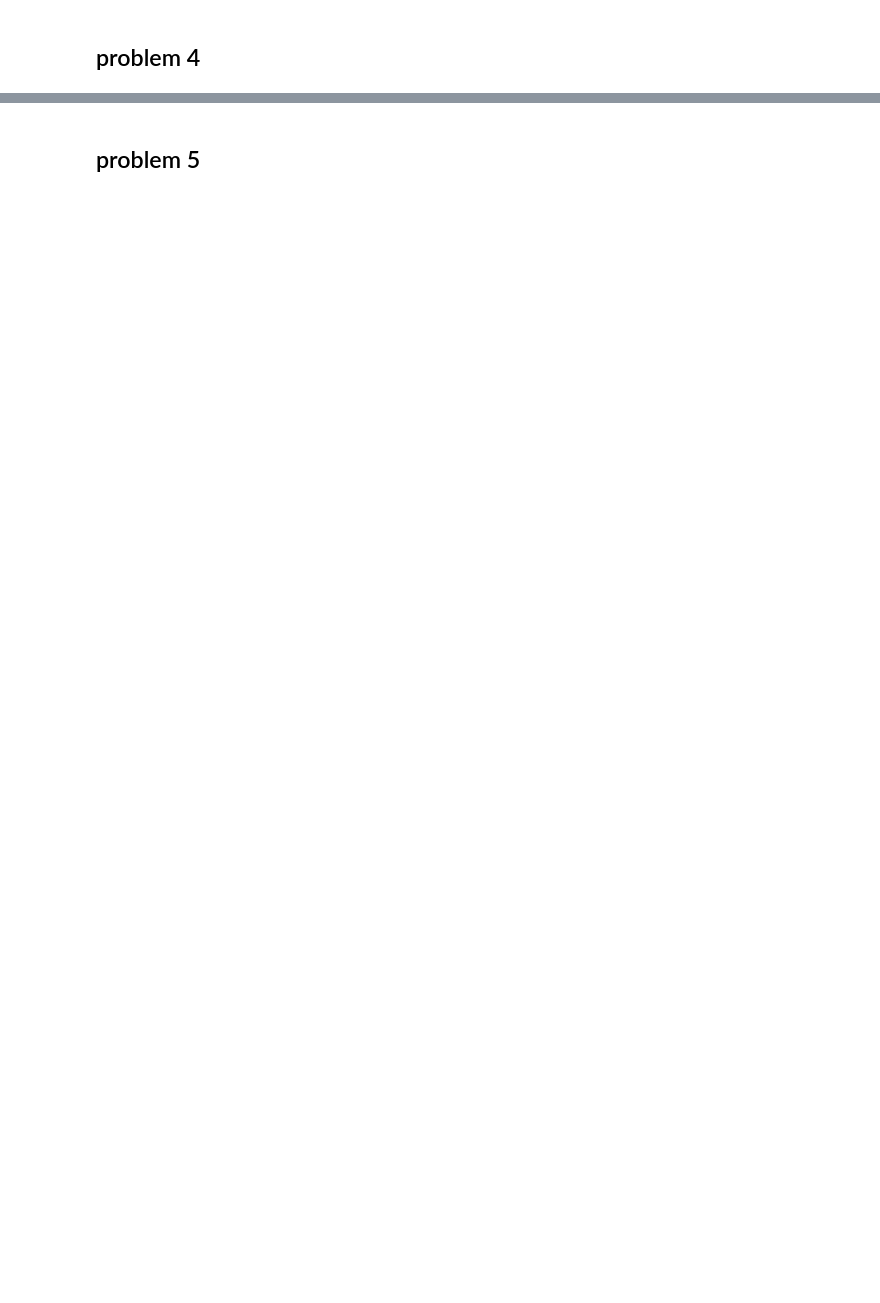
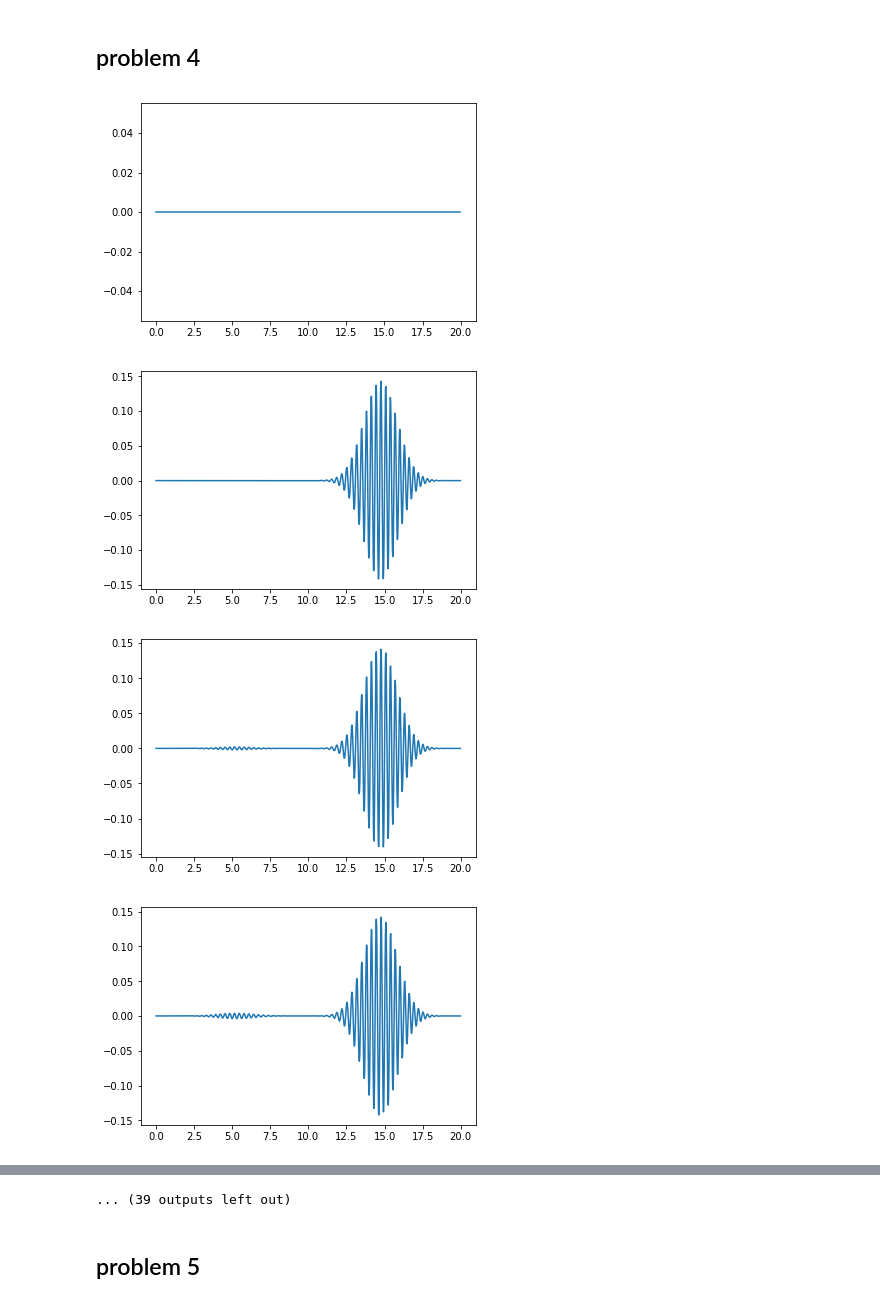
Before and after one commit to sigriaun/kvantastisk, a Jupyter notebook: numerical_exercise.ipynb, the cells around one changed output, grey strips where cells are left out. Saved outputs shown, nothing was run; the diff lists cells and outputs as text; code cells hidden in the pictures; blank space fills up the shorter version.

```diff
--- a/numerical_exercise.ipynb
+++ b/numerical_exercise.ipynb
@@ -330,0 +262,19 @@ V0_list=np.linspace(0,(3*E)/2,50)
+# %%
+"Making a list of 50 different values of V0"
+V0_list=np.linspace(0,(3*E)/2,50)
+
+plt.plot(x,V3_arr)
+plt.show()
+
+for i in range(len(V0_list)):
+    V3_arr= np.zeros(len(x)) #making an array of zeros
+    for j in range(len(x)):
+        V3_arr[j]=V3(j*delta_x,V0_list[i],l) #x=i*delta_x
+    psi_i, psi_r = propagate_psi(psi_i0,psi_r0,timesteps,V3_arr)
+    plt.plot(x,psi_i)
+    plt.show()
+# %% [output]
+[figure, added]
+[figure, added]
+[figure, added]
+[figure, added]
@@ -331,3 +289,4 @@ V0_list=np.linspace(0,(3*E)/2,50)
+... (39 outputs left out)
 # %% [markdown]
 ## problem 5
 # %%
```
Also changed, not shown: parts of 13 cells of this notebook.
